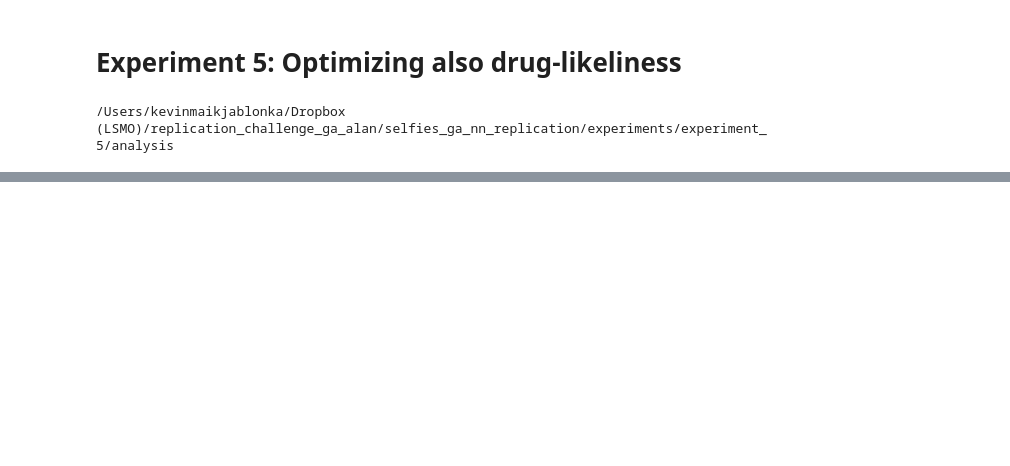
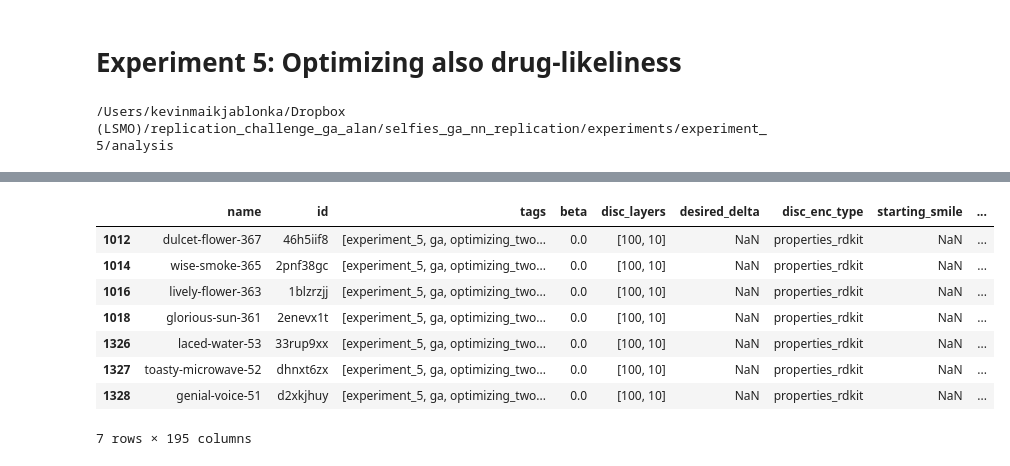
Before and after one commit to kjappelbaum/selfies_ga_nn_replication, a Jupyter notebook: experiments/experiment_5/analysis/plot_results_experiment_5.ipynb, the cells around one changed output, grey strips where cells are left out. Drawn from its saved outputs; the diff is of its cells as text; code cells hidden in the pictures; blank space fills up the shorter version.

```diff
--- a/experiments/experiment_5/analysis/plot_results_experiment_5.ipynb
+++ b/experiments/experiment_5/analysis/plot_results_experiment_5.ipynb
@@ -53,3 +54,28 @@ plt.rcParams.update({
 [interactive output not drawn]
 [interactive output not drawn]
 [interactive output not drawn]
+# %%
+runs = api.runs("kjappelbaum/ga_replication_study")
+summary_list = []
+config_list = []
+name_list = []
+tag_list = []
+id_list = []
+for run in runs:
+    # run.summary are the output key/values like accuracy.  We call ._json_dict to omit large files
+    summary_list.append(run.summary._json_dict)
+
+    # run.config is the input metrics.  We remove special values that start with _.
+    config_list.append({k:v for k,v in run.config.items() if not k.startswith('_')})
+
+    # run.name is the name of the run.
+    name_list.append(run.name)
+    tag_list.append(run.tags)
+    id_list.append(run.id)
+
+summary_df = pd.DataFrame.from_records(summary_list)
+config_df = pd.DataFrame.from_records(config_list)
+name_df = pd.DataFrame({'name': name_list})
+tag_df = pd.DataFrame({'tags': tag_list})
+id_df = pd.DataFrame({'id': id_list})
+all_df = pd.concat([name_df, id_df, tag_df, config_df,summary_df], axis=1)
@@ -55,0 +91,12 @@ plt.rcParams.update({
+# %%
+relevant_df
+# %% [output]
+|  | name | id | tags | beta | disc_layers | desired_delta | disc_enc_type | starting_smile | ... |
+| 1012 | dulcet-flower-367 | 46h5iif8 | [experiment_5, ga, optimizing_two... | 0.0 | [100, 10] | NaN | properties_rdkit | NaN | ... |
+| 1014 | wise-smoke-365 | 2pnf38gc | [experiment_5, ga, optimizing_two... | 0.0 | [100, 10] | NaN | properties_rdkit | NaN | ... |
+| 1016 | lively-flower-363 | 1blzrzjj | [experiment_5, ga, optimizing_two... | 0.0 | [100, 10] | NaN | properties_rdkit | NaN | ... |
+| 1018 | glorious-sun-361 | 2enevx1t | [experiment_5, ga, optimizing_two... | 0.0 | [100, 10] | NaN | properties_rdkit | NaN | ... |
+| 1326 | laced-water-53 | 33rup9xx | [experiment_5, ga, optimizing_two... | 0.0 | [100, 10] | NaN | properties_rdkit | NaN | ... |
+| 1327 | toasty-microwave-52 | dhnxt6zx | [experiment_5, ga, optimizing_two... | 0.0 | [100, 10] | NaN | properties_rdkit | NaN | ... |
+| 1328 | genial-voice-51 | d2xkjhuy | [experiment_5, ga, optimizing_two... | 0.0 | [100, 10] | NaN | properties_rdkit | NaN | ... |
+7 rows × 195 columns
```
Also changed, not shown: parts of 16 cells of this notebook, 5 other files.
